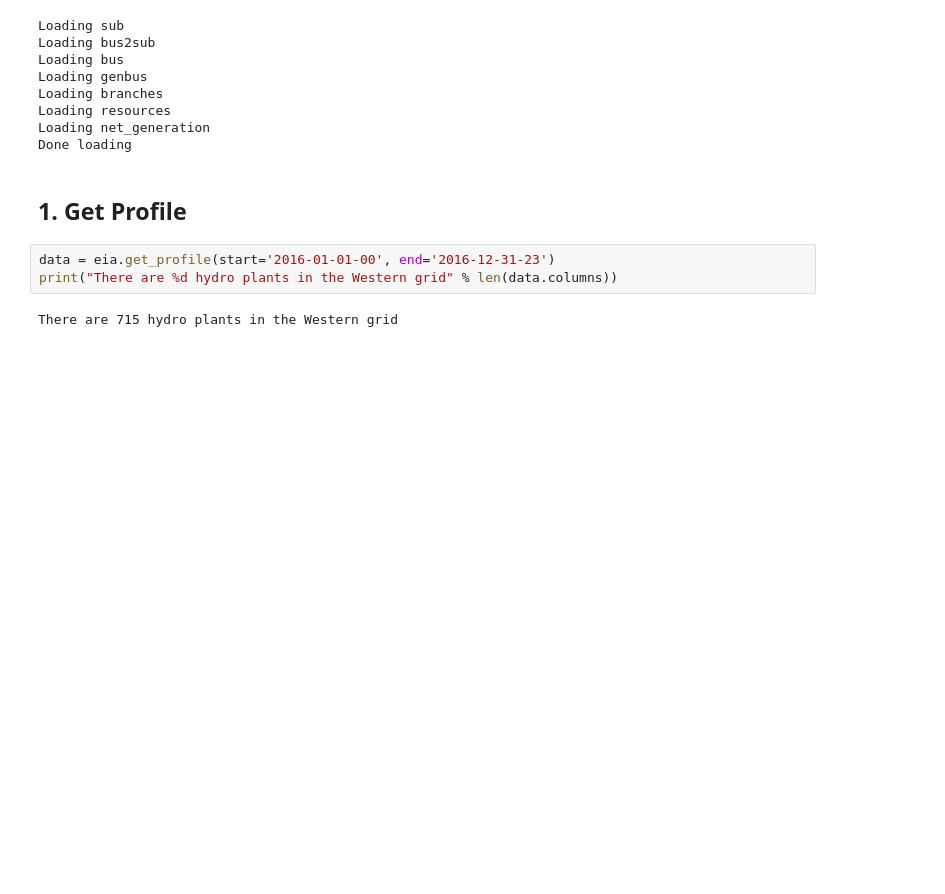
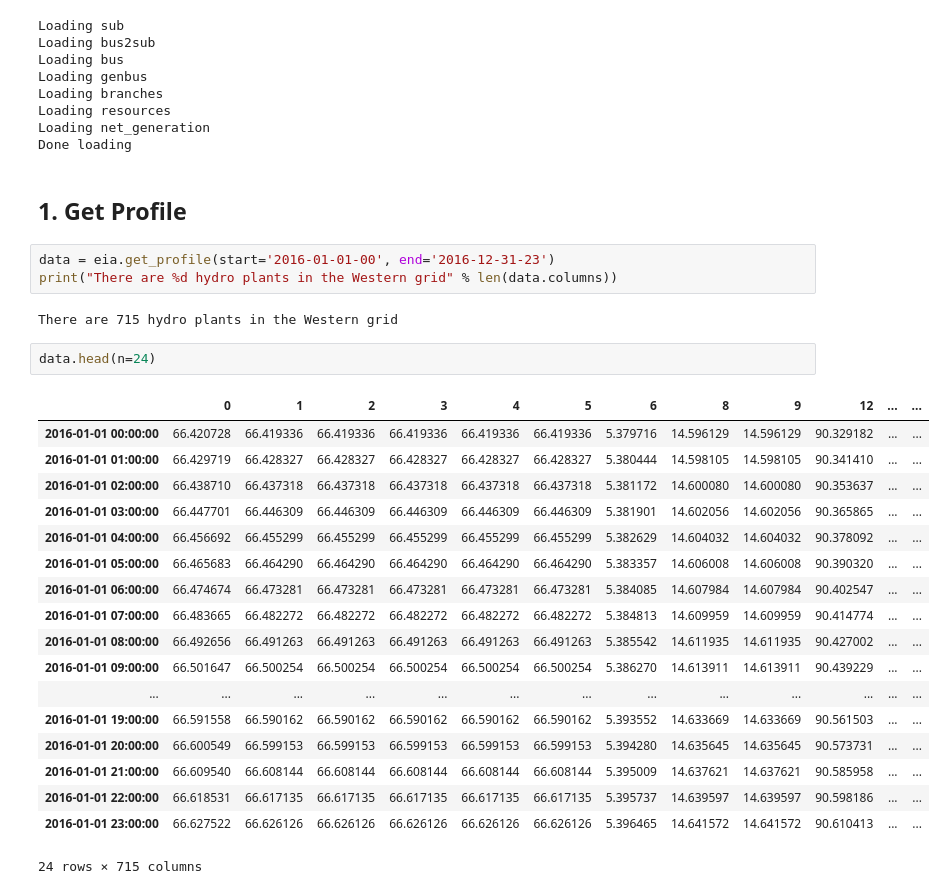
Before and after one commit to Breakthrough-Energy/PreREISE, a Jupyter notebook: prereise/gather/hydrodata/eia/demo/eia_demo.ipynb, the cells around one changed output. Cells and saved outputs as stored; diff of their text form; blank space fills up the shorter version.

```diff
--- a/prereise/gather/hydrodata/eia/demo/eia_demo.ipynb
+++ b/prereise/gather/hydrodata/eia/demo/eia_demo.ipynb
@@ -28,3 +29,24 @@ data = eia.get_profile(start='2016-01-01-00', end='2016-12-31-23')
 print("There are %d hydro plants in the Western grid" % len(data.columns))
 # %% [output]
 There are 715 hydro plants in the Western grid
+# %%
+data.head(n=24)
+# %% [output]
+|  | 0 | 1 | 2 | 3 | 4 | 5 | 6 | 8 | 9 | 12 | ... | ... |
+| 2016-01-01 00:00:00 | 66.420728 | 66.419336 | 66.419336 | 66.419336 | 66.419336 | 66.419336 | 5.379716 | 14.596129 | 14.596129 | 90.329182 | ... | ... |
+| 2016-01-01 01:00:00 | 66.429719 | 66.428327 | 66.428327 | 66.428327 | 66.428327 | 66.428327 | 5.380444 | 14.598105 | 14.598105 | 90.341410 | ... | ... |
+| 2016-01-01 02:00:00 | 66.438710 | 66.437318 | 66.437318 | 66.437318 | 66.437318 | 66.437318 | 5.381172 | 14.600080 | 14.600080 | 90.353637 | ... | ... |
+| 2016-01-01 03:00:00 | 66.447701 | 66.446309 | 66.446309 | 66.446309 | 66.446309 | 66.446309 | 5.381901 | 14.602056 | 14.602056 | 90.365865 | ... | ... |
+| 2016-01-01 04:00:00 | 66.456692 | 66.455299 | 66.455299 | 66.455299 | 66.455299 | 66.455299 | 5.382629 | 14.604032 | 14.604032 | 90.378092 | ... | ... |
+| 2016-01-01 05:00:00 | 66.465683 | 66.464290 | 66.464290 | 66.464290 | 66.464290 | 66.464290 | 5.383357 | 14.606008 | 14.606008 | 90.390320 | ... | ... |
+| 2016-01-01 06:00:00 | 66.474674 | 66.473281 | 66.473281 | 66.473281 | 66.473281 | 66.473281 | 5.384085 | 14.607984 | 14.607984 | 90.402547 | ... | ... |
+| 2016-01-01 07:00:00 | 66.483665 | 66.482272 | 66.482272 | 66.482272 | 66.482272 | 66.482272 | 5.384813 | 14.609959 | 14.609959 | 90.414774 | ... | ... |
+| 2016-01-01 08:00:00 | 66.492656 | 66.491263 | 66.491263 | 66.491263 | 66.491263 | 66.491263 | 5.385542 | 14.611935 | 14.611935 | 90.427002 | ... | ... |
+| 2016-01-01 09:00:00 | 66.501647 | 66.500254 | 66.500254 | 66.500254 | 66.500254 | 66.500254 | 5.386270 | 14.613911 | 14.613911 | 90.439229 | ... | ... |
+| ... | ... | ... | ... | ... | ... | ... | ... | ... | ... | ... | ... | ... |
+| 2016-01-01 19:00:00 | 66.591558 | 66.590162 | 66.590162 | 66.590162 | 66.590162 | 66.590162 | 5.393552 | 14.633669 | 14.633669 | 90.561503 | ... | ... |
+| 2016-01-01 20:00:00 | 66.600549 | 66.599153 | 66.599153 | 66.599153 | 66.599153 | 66.599153 | 5.394280 | 14.635645 | 14.635645 | 90.573731 | ... | ... |
+| 2016-01-01 21:00:00 | 66.609540 | 66.608144 | 66.608144 | 66.608144 | 66.608144 | 66.608144 | 5.395009 | 14.637621 | 14.637621 | 90.585958 | ... | ... |
+| 2016-01-01 22:00:00 | 66.618531 | 66.617135 | 66.617135 | 66.617135 | 66.617135 | 66.617135 | 5.395737 | 14.639597 | 14.639597 | 90.598186 | ... | ... |
+| 2016-01-01 23:00:00 | 66.627522 | 66.626126 | 66.626126 | 66.626126 | 66.626126 | 66.626126 | 5.396465 | 14.641572 | 14.641572 | 90.610413 | ... | ... |
+24 rows × 715 columns
```
Also changed, not shown: parts of 5 cells of this notebook.
